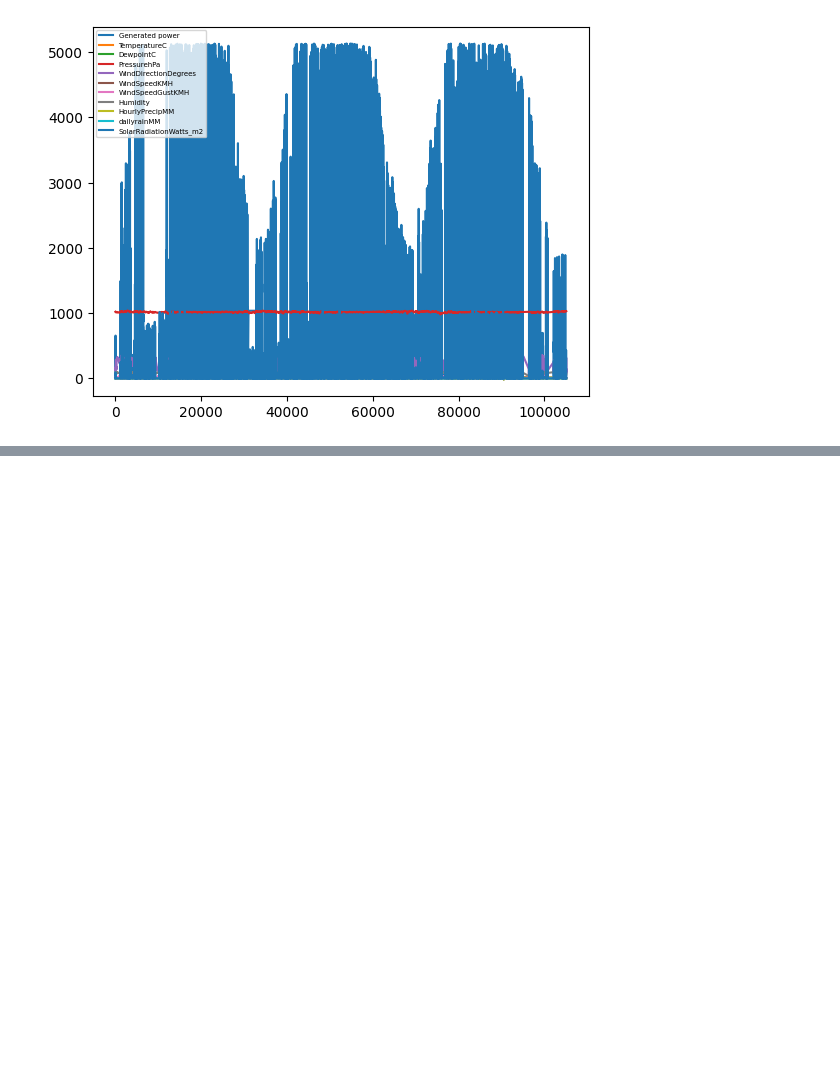
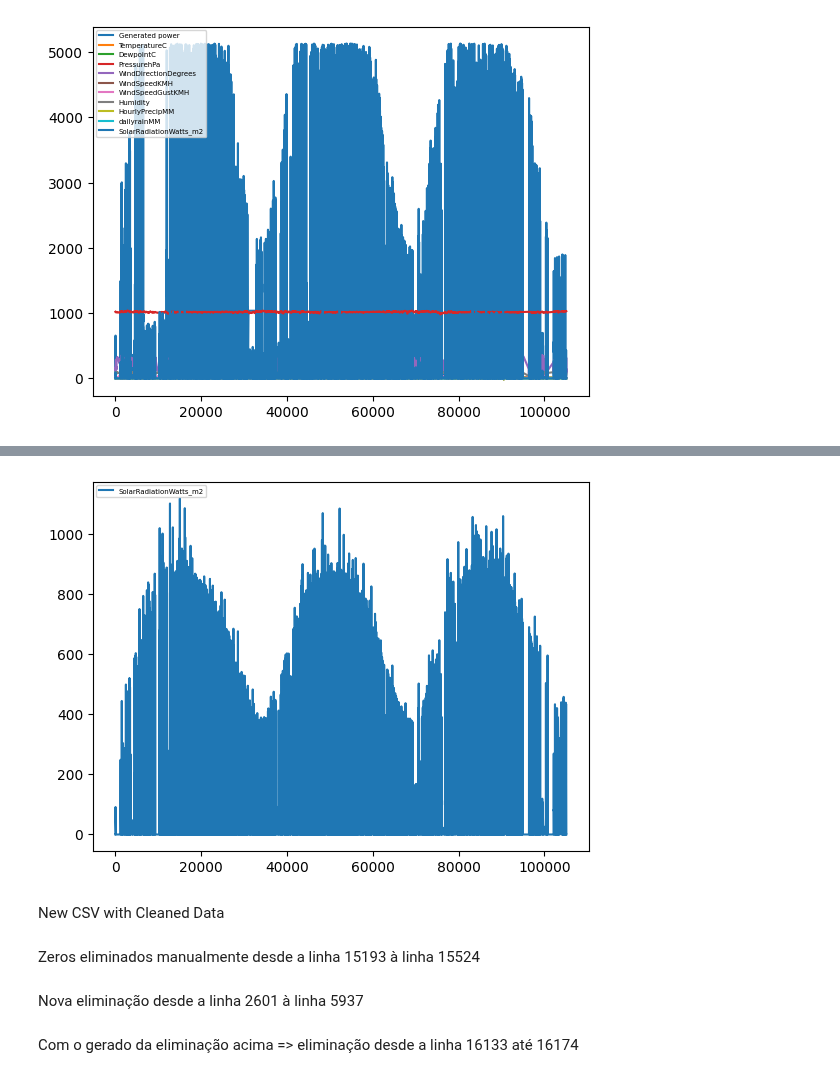
Before and after one commit to Tenergai/challenge-3, a Jupyter notebook: PreProcessamentoDados/preprocessing.ipynb, the cells around one changed output, grey strips where cells are left out. Cells and saved outputs as stored; diff of their text form; code cells hidden in the pictures; blank space fills up the shorter version.

Commit message:
data pre-processing

```diff
--- a/PreProcessamentoDados/preprocessing.ipynb
+++ b/PreProcessamentoDados/preprocessing.ipynb
@@ -95,0 +104,8 @@ plt.show()
+# %%
+df_no_out['SolarRadiationWatts_m2'].plot()
+plt.legend(loc=2, prop={'size':5})
+plt.show()
+# %% [output]
+[figure, added]
+# %% [markdown]
+New CSV with Cleaned Data
@@ -95,0 +114,6 @@ plt.show()
+# %% [markdown]
+Zeros eliminados manualmente desde a linha 15193 à linha 15524
+# %% [markdown]
+Nova eliminação desde a linha 2601 à linha 5937
+# %% [markdown]
+Com o gerado da eliminação acima => eliminação desde a linha 16133 até 16174
```
Also changed, not shown: parts of 12 cells of this notebook, 1 other file.
